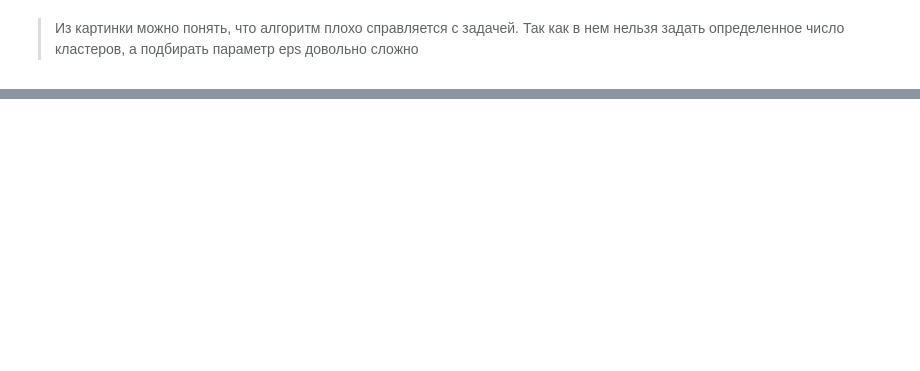
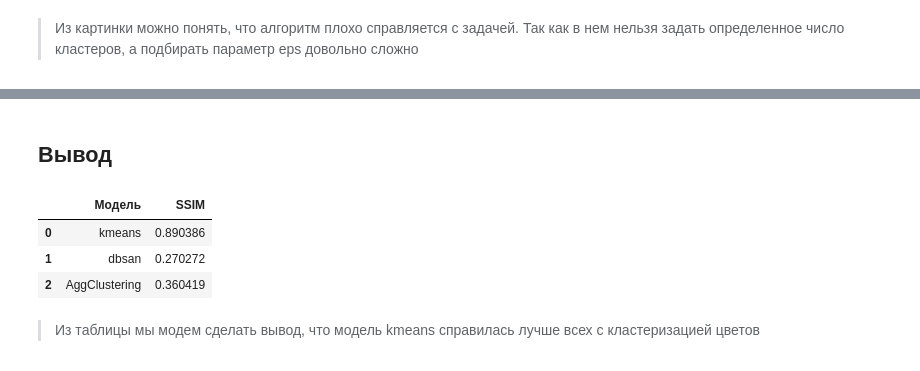
Before and after one commit to mmigur/FEML-NetoProd-, a Jupyter notebook: ClusteringModel/ClusteringModel.ipynb, the cells around one changed output, grey strips where cells are left out. Cells and saved outputs as stored; diff of their text form; code cells hidden in the pictures; blank space fills up the shorter version.

```diff
--- a/ClusteringModel/ClusteringModel.ipynb
+++ b/ClusteringModel/ClusteringModel.ipynb
@@ -97,0 +121,15 @@ draw_picture(img_segmented, 'DBSCAN_image')
+# %% [markdown]
+## Вывод
+# %%
+pd.DataFrame(data=[
+    ['kmeans', kmeans_ssim],
+    ['dbsan', dbscan_ssim],
+    ['AggClustering', agglomerative_clustering]
+], columns=['Модель', 'SSIM'])
+# %% [output]
+|  | Модель | SSIM |
+| 0 | kmeans | 0.890386 |
+| 1 | dbsan | 0.270272 |
+| 2 | AggClustering | 0.360419 |
+# %% [markdown]
+> Из таблицы мы модем сделать вывод, что модель kmeans справилась лучше всех с кластеризацией цветов
```
Also changed, not shown: parts of 16 cells of this notebook, 2 other files.
